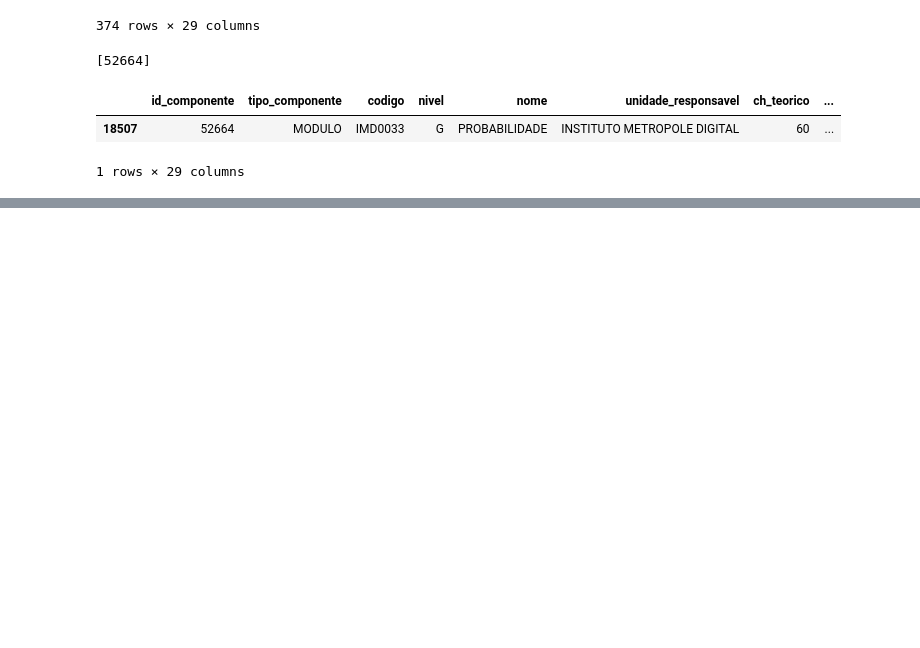
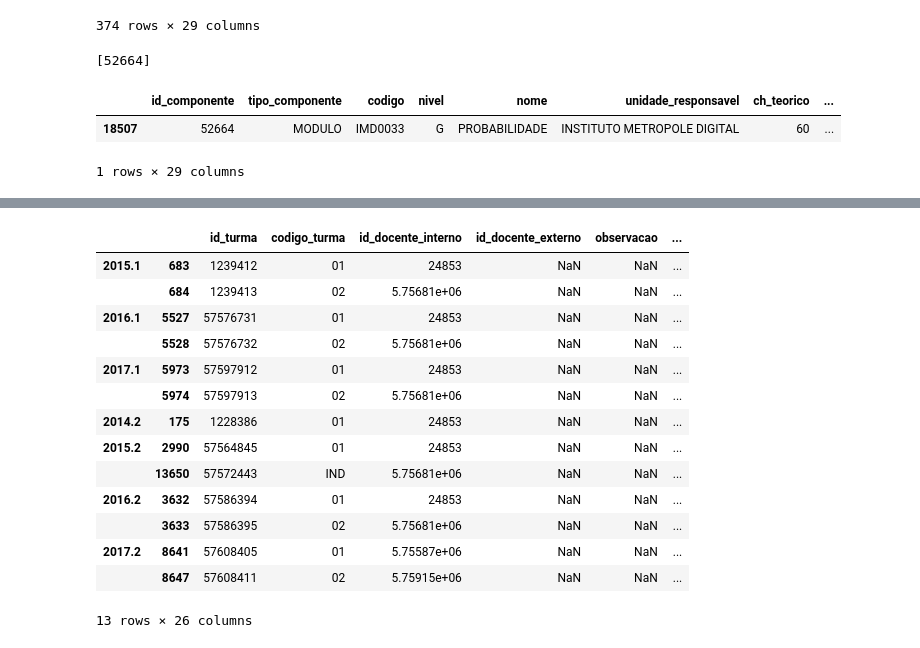
Before and after one commit to paulalps/Probabilidade, a Jupyter notebook: Unidade 2 - Trabalho 1/Trabalho 1.ipynb, the cells around one changed output, grey strips where cells are left out. Drawn from its saved outputs; the diff is of its cells as text; code cells hidden in the pictures; blank space fills up the shorter version.

```diff
--- a/Unidade 2 - Trabalho 1/Trabalho 1.ipynb
+++ b/Unidade 2 - Trabalho 1/Trabalho 1.ipynb
@@ -110,0 +169,19 @@ print(id_fmcii)
+# %%
+turmas_df_prob = turmas_df[turmas_df['id_componente_curricular'] == id_prob]
+turmas_df_prob
+# %% [output]
+|  |  | id_turma | codigo_turma | id_docente_interno | id_docente_externo | observacao | ... |
+| 2015.1 | 683 | 1239412 | 01 | 24853 | NaN | NaN | ... |
+|  | 684 | 1239413 | 02 | 5.75681e+06 | NaN | NaN | ... |
+| 2016.1 | 5527 | 57576731 | 01 | 24853 | NaN | NaN | ... |
+|  | 5528 | 57576732 | 02 | 5.75681e+06 | NaN | NaN | ... |
+| 2017.1 | 5973 | 57597912 | 01 | 24853 | NaN | NaN | ... |
+|  | 5974 | 57597913 | 02 | 5.75681e+06 | NaN | NaN | ... |
+| 2014.2 | 175 | 1228386 | 01 | 24853 | NaN | NaN | ... |
+| 2015.2 | 2990 | 57564845 | 01 | 24853 | NaN | NaN | ... |
+|  | 13650 | 57572443 | IND | 5.75681e+06 | NaN | NaN | ... |
+| 2016.2 | 3632 | 57586394 | 01 | 24853 | NaN | NaN | ... |
+|  | 3633 | 57586395 | 02 | 5.75681e+06 | NaN | NaN | ... |
+| 2017.2 | 8641 | 57608405 | 01 | 5.75587e+06 | NaN | NaN | ... |
+|  | 8647 | 57608411 | 02 | 5.75915e+06 | NaN | NaN | ... |
+13 rows × 26 columns
```
Also changed, not shown: parts of 6 cells of this notebook.
